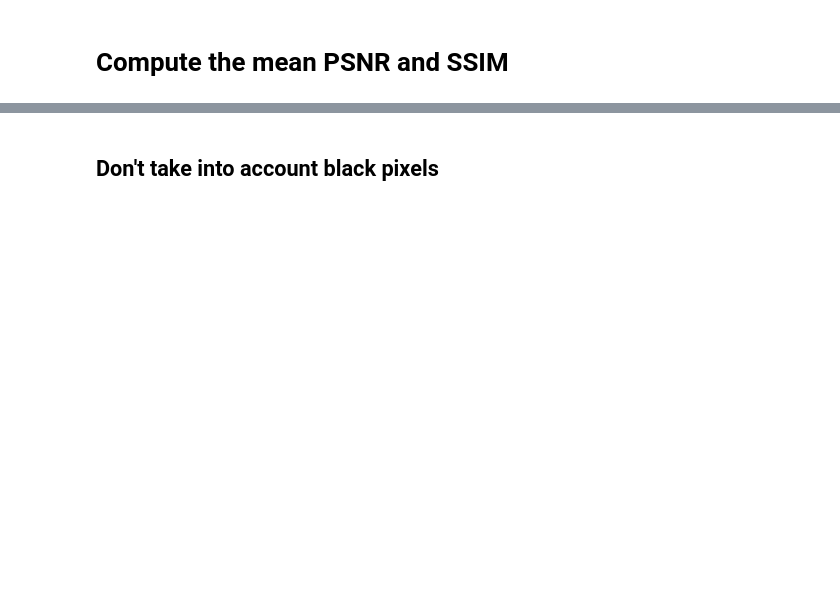
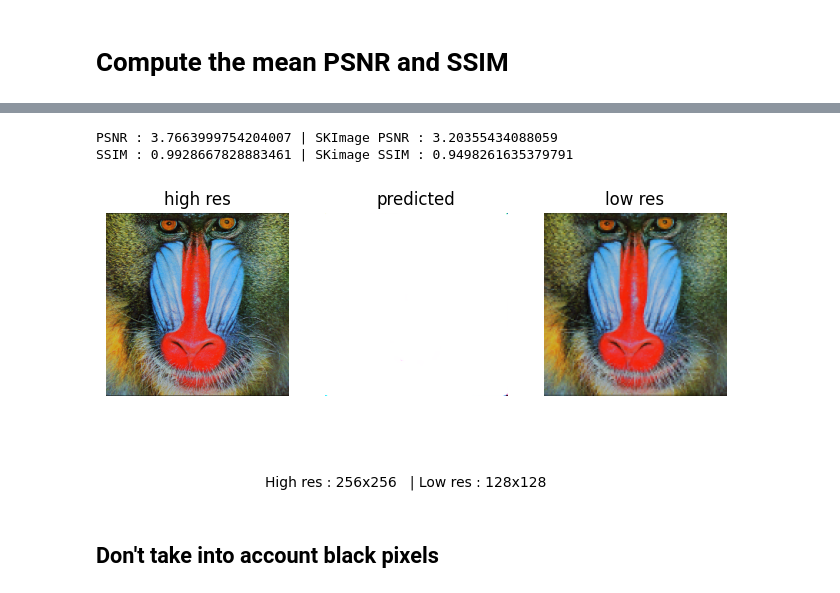
Before and after one commit to MightyCode/Super-Resolution-Project, a Jupyter notebook: srgan-image-super-resolution-pytorch.ipynb, the cells around one changed output, grey strips where cells are left out. Saved outputs shown, nothing was run; the diff lists cells and outputs as text; code cells hidden in the pictures; blank space fills up the shorter version.

```diff
--- a/srgan-image-super-resolution-pytorch.ipynb
+++ b/srgan-image-super-resolution-pytorch.ipynb
@@ -639,37 +692,39 @@ low_image_torch = torch.tensor(low_image).permute(2, 0, 1).unsqueeze(0).float().
 upscaled_image = gen(low_image_torch).cpu().permute(0, 2, 3, 1)[0]
 
 # Convert the image to numpy array
 
-upscaled_image = upscaled_image.detach().numpy()
-
-image1 = image
-image2 = (upscaled_image * 255).astype(np.uint8)
+image1 = image.astype(np.float32) / 255
+image2 = upscaled_image.detach().numpy()
 
 #print(f"MSE : {Metric.MSE(image1, image2)} | SKImage MSE : {mean_squared_error(image1, image2)}")
 print(f"PSNR : {Metric.PSNR(image1, image2)} | SKImage PSNR : {peak_signal_noise_ratio(image1, image2, data_range=image1.max()-image1.min())}")
 print(f"SSIM : {Metric.SSIM(image1, image2)} | SKimage SSIM : {Metric.SSIM_ref(image1, image2)}")
 
 # Plot the hight res, the low res and the fake image
 
 fig, axs = plt.subplots(1, 3, figsize=(8, 4))
 axs[0].set_axis_off()
 axs[0].imshow(image1, vmin=0, vmax=1)
 axs[0].set_title("high res")
 
 axs[1].set_axis_off()
 axs[1].imshow(image2, vmin=0, vmax=1)
 axs[1].set_title("predicted")
 
 axs[2].set_axis_off()
 axs[2].imshow(low_image, vmin=0, vmax=1)
 axs[2].set_title("low res")
 
 # Show size of images on plot
 
 fig.text(0.5, 0.04, f"High res : {image1.shape[0]}x{image1.shape[1]} \
   | Low res : {low_image.shape[0]}x{low_image.shape[1]}", ha='center')
 
 plt.show()
+# %% [output]
+PSNR : 3.7663999754204007 | SKImage PSNR : 3.20355434088059
+SSIM : 0.9928667828883461 | SKimage SSIM : 0.9498261635379791
+[figure, added]
 # %% [markdown]
 ## Don't take into account black pixels
 # %%
```
Also changed, not shown: parts of 9 cells of this notebook, 2 other files.
